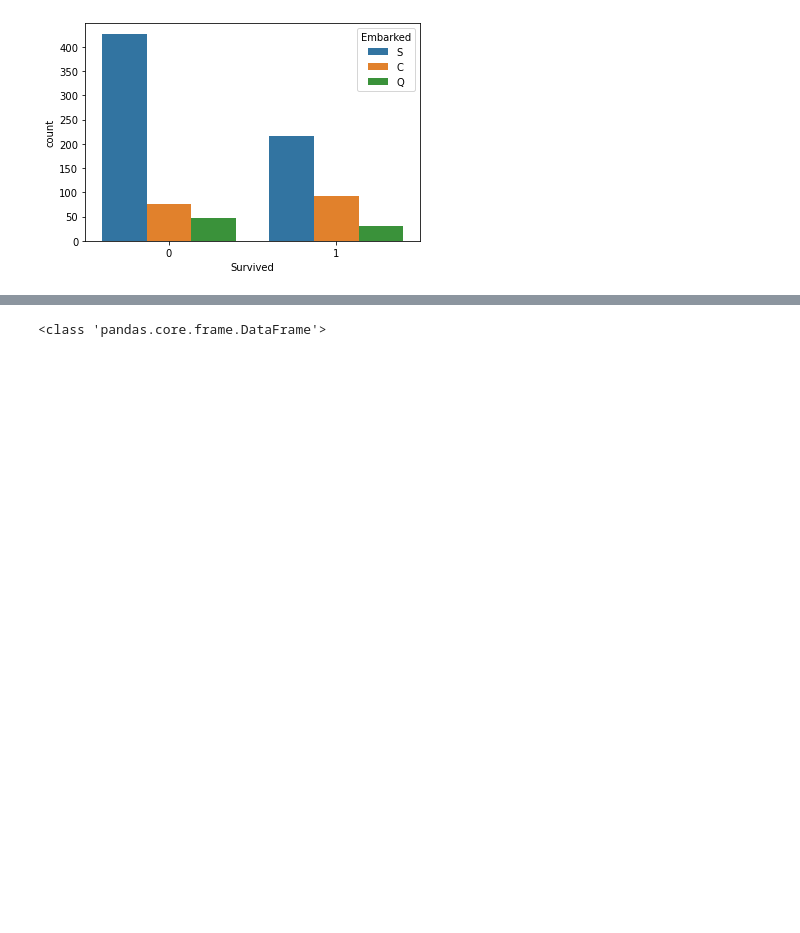
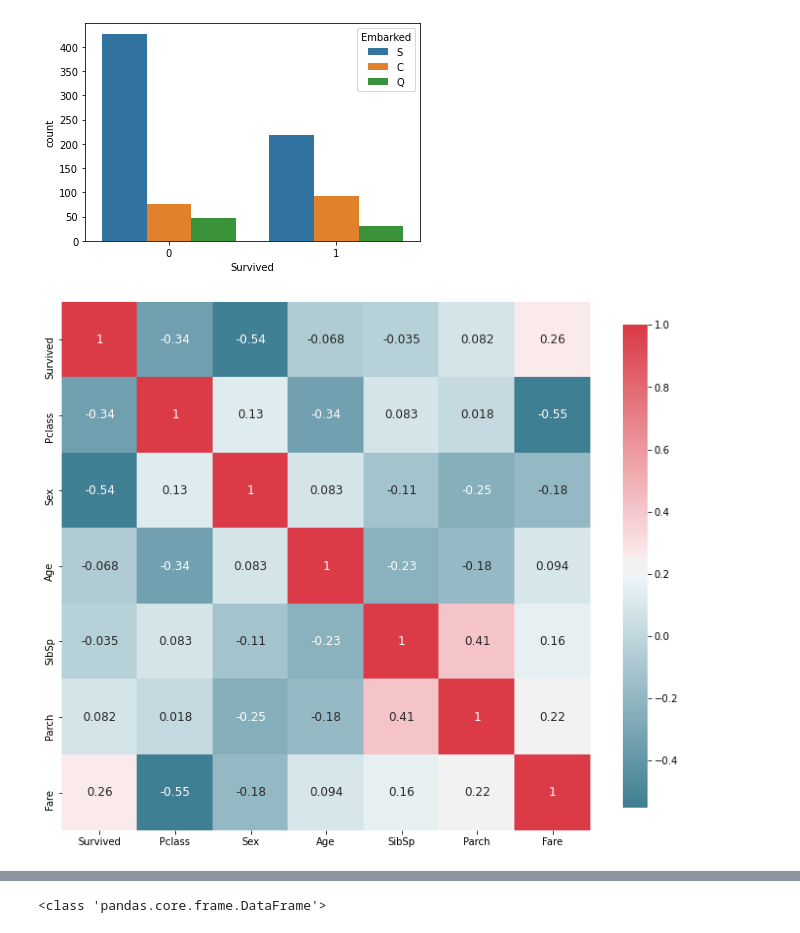
Before and after one commit to KhalilBR94/checkpoint-2-Khalil, a Jupyter notebook: Checkpoint 3.ipynb, the cells around one changed output, grey strips where cells are left out. Saved outputs shown, nothing was run; the diff lists cells and outputs as text; code cells hidden in the pictures; blank space fills up the shorter version.

```diff
--- a/Checkpoint 3.ipynb
+++ b/Checkpoint 3.ipynb
@@ -192,26 +181,33 @@ sns.countplot(x='Survived',hue='Embarked',data=data)
 <matplotlib.axes._subplots.AxesSubplot at 0x...>
 [figure]
 # %%
-def plot_correlation_map( data ):
-    corr = data.corr()   #la heatmap nous montre la corrélation entre les variables de l'ensemble de nos données.
-    #La corrélation entre les variables va de -1 à 1. Si la corrélation est négative entre deux variables
-    #ca veut dire que si l'une des deux augmente l'autre diminue.
-    #Une valeur de zéro indique qu'il n'y a aucune corrélation entre les variables.
+import matplotlib.pyplot as plt
+import seaborn as sns
+def plot_correlation_map ( data ):
+    corr = data.corr()
     s , ax = plt.subplots( figsize =( 12 , 10 ) )
     cmap = sns.diverging_palette( 220 , 10 , as_cmap = True )
     s = sns.heatmap(
         corr,
 
         cmap = cmap,
 
         square=True,
 
         cbar_kws={ 'shrink' : .9 },
 
         ax=ax,
 
         annot = True,
 
         annot_kws = { 'fontsize' : 12 }
 
         )
+
+plot_correlation_map(data)
+       #la heatmap nous montre la corrélation entre les variables de l'ensemble de nos données.
+    #La corrélation entre les variables va de -1 à 1. Si la corrélation est négative entre deux variables
+    #ca veut dire que si l'une des deux augmente l'autre diminue.
+    #Une valeur de zéro indique qu'il n'y a aucune corrélation entre les variables.
+# %% [output]
+[figure, added]
```
Also changed, not shown: parts of 20 cells of this notebook.
